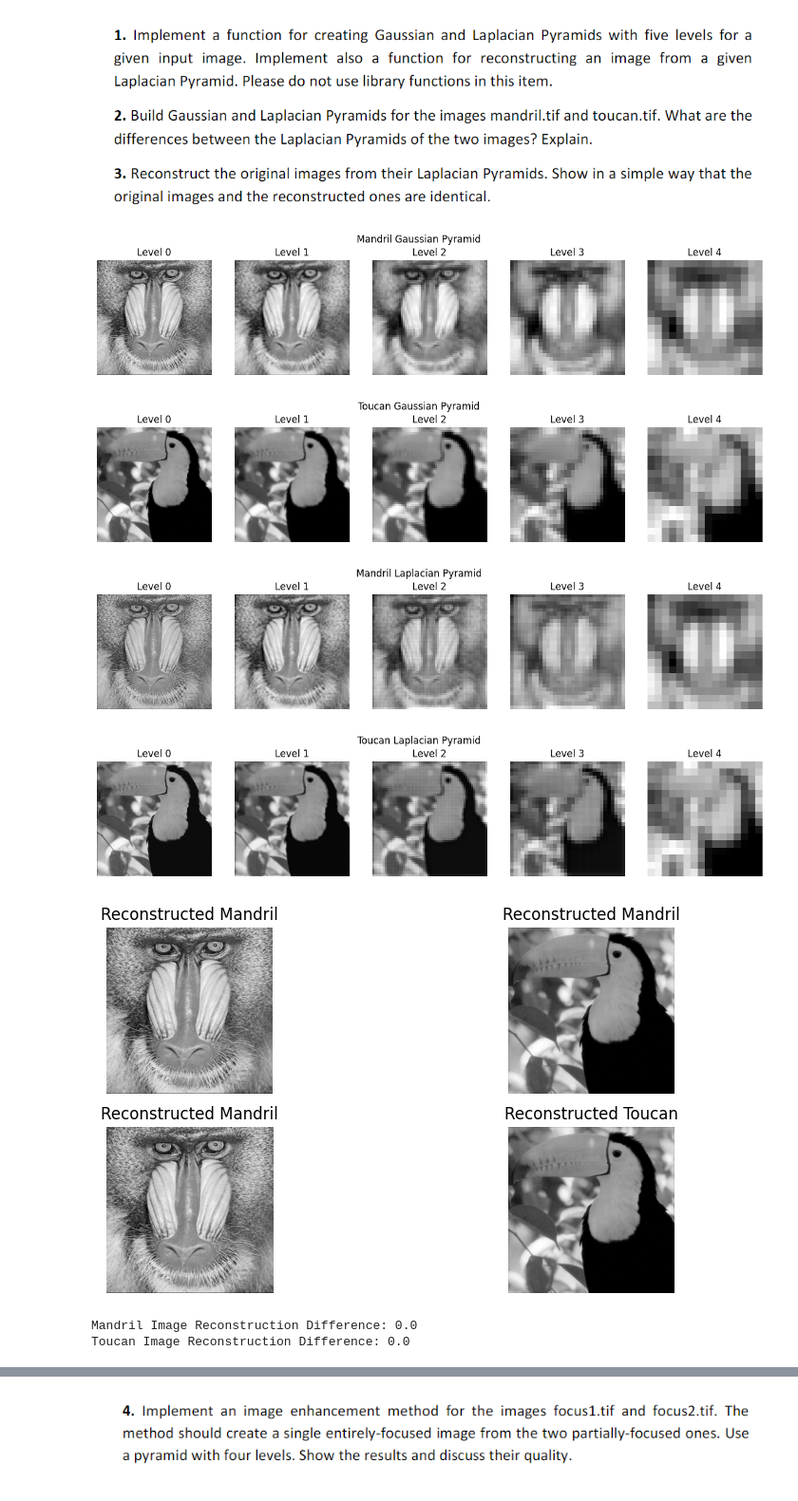
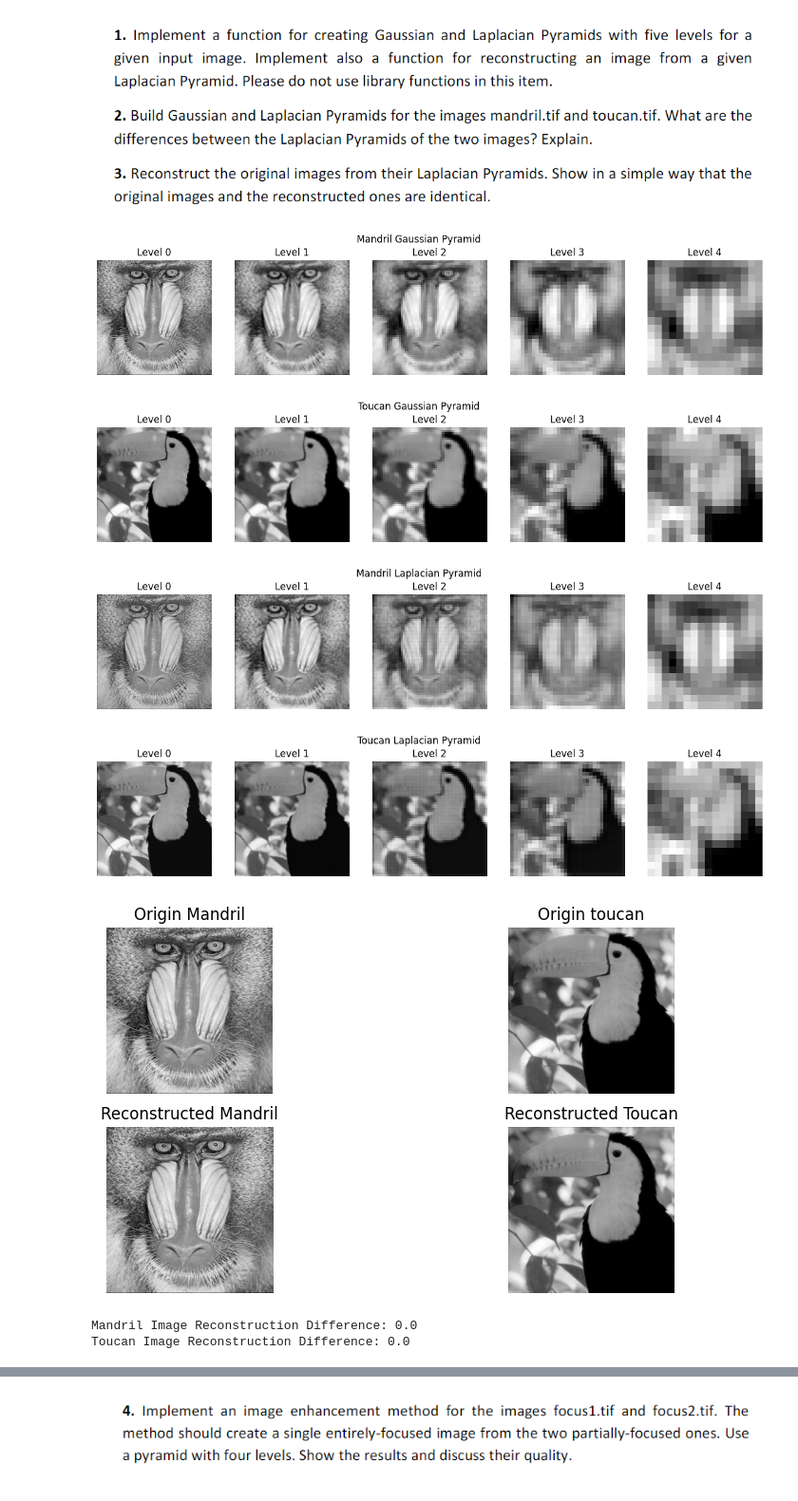
Before and after one commit to AmirAmmar123/Computer-Vesion, a Jupyter notebook: HW1/task4.ipynb, the cells around one changed output, grey strips where cells are left out. Shown at 95% size. Saved outputs shown, nothing was run; the diff lists cells and outputs as text; code cells hidden in the pictures.

```diff
--- a/HW1/task4.ipynb
+++ b/HW1/task4.ipynb
@@ -13,6 +12,4 @@ import os
 # %%
-import numpy as np
-import matplotlib.pyplot as plt
 
 
 def gaussian_kernel(size, sigma=1):
@@ -50,7 +47,7 @@ def upsample(image):
 
 def gaussian_pyramid(image, levels):
     gp = [image]
-    for i in range(1, levels):
+    for _ in range(1, levels):
         image = downsample(convolve(image, gaussian_kernel(5, sigma=1)))
         gp.append(image)
     return gp
@@ -137,34 +134,34 @@ plot_pyramid(lp_toucan, 'Toucan Laplacian Pyramid')
 plt.figure(figsize=(10, 5))
 plt.subplot(2, 2, 1)
 plt.imshow(mandril, cmap='gray')
 plt.title('Origin Mandril')
 plt.axis('off')
 
 plt.subplot(2, 2, 2)
 plt.imshow(toucan, cmap='gray')
 plt.title('Origin toucan')
 plt.axis('off')
 
 plt.subplot(2, 2, 3)
 plt.imshow(reconstructed_mandril, cmap='gray')
 plt.title('Reconstructed Mandril')
 plt.axis('off')
 
 plt.subplot(2, 2, 4)
 plt.imshow(reconstructed_toucan, cmap='gray')
 plt.title('Reconstructed Toucan')
 plt.axis('off')
 
 plt.show()
 
 print('Mandril Image Reconstruction Difference:', calculate_ssd(mandril, reconstructed_mandril))
 print('Toucan Image Reconstruction Difference:', calculate_ssd(toucan, reconstructed_toucan))
 # %% [output]
 [figure]
 [figure]
 [figure]
 [figure]
-[figure, old version]
+[figure, new version]
 Mandril Image Reconstruction Difference: 0.0
 Toucan Image Reconstruction Difference: 0.0
 # %%
```
Also changed, not shown: parts of 3 cells of this notebook, 2 other files.
